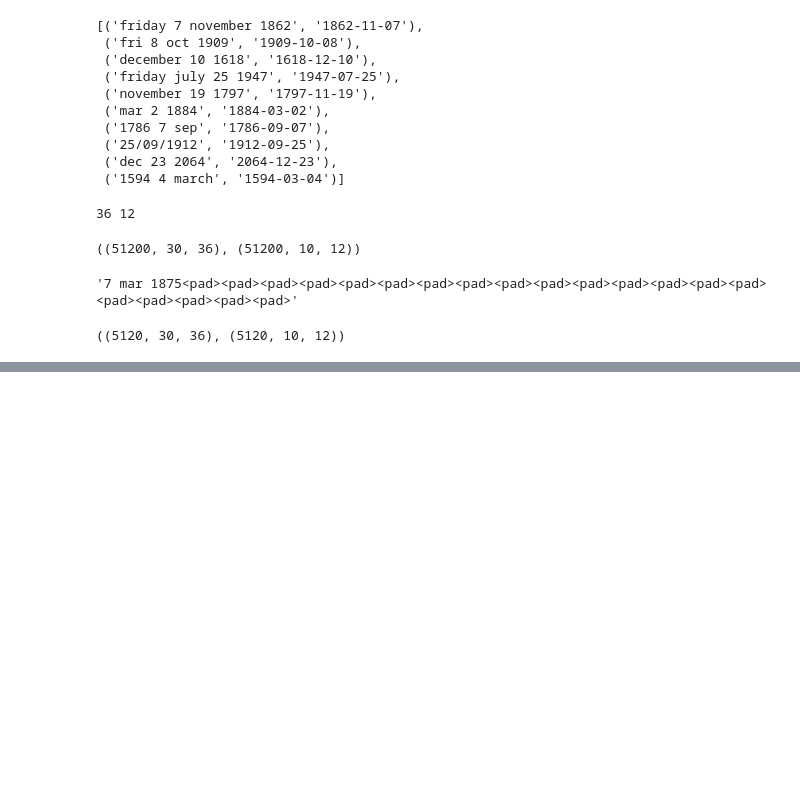
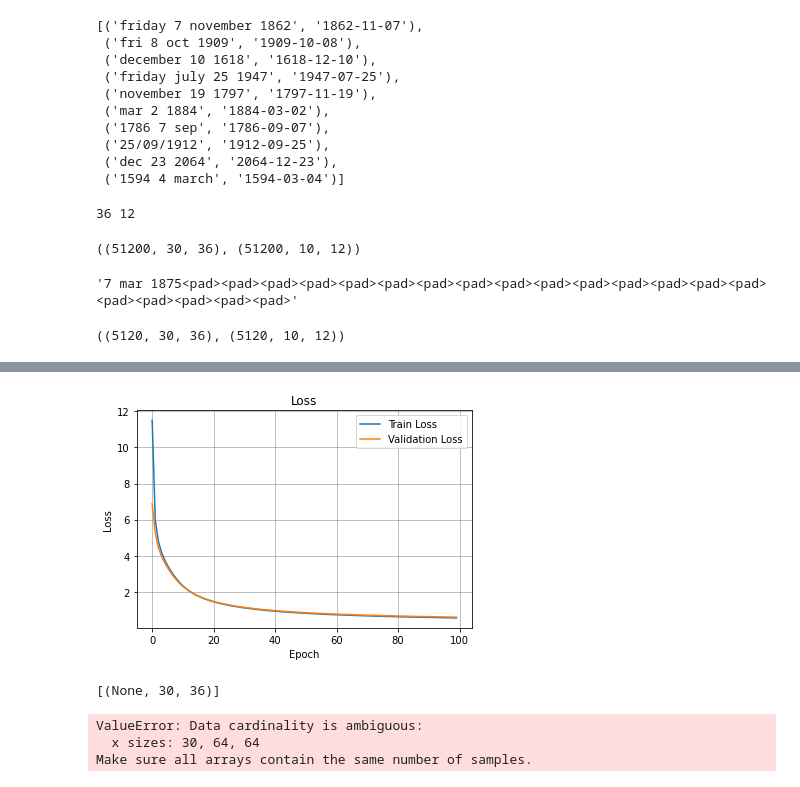
Before and after one commit to machingclee/text-classification-trial, a Jupyter notebook: date-classification.ipynb, the cells around one changed output, grey strips where cells are left out. Saved outputs shown, nothing was run; the diff lists cells and outputs as text; code cells hidden in the pictures; blank space fills up the shorter version.

```diff
--- a/date-classification.ipynb
+++ b/date-classification.ipynb
@@ -279,15 +283,32 @@ Epoch 53/100
+# %%
+%matplotlib inline
+import matplotlib.pyplot as plt
+epoch_list = history.epoch
+plt.plot(epoch_list, history.history['loss'], label='Train Loss')
+plt.plot(epoch_list, history.history['val_loss'], label='Validation Loss')
+plt.ylabel('Loss');plt.xlabel('Epoch');plt.title('Loss')
+plt.legend(loc="best");plt.grid(color='gray', linestyle='-', linewidth=0.5)
+# %% [output]
+[figure, added]
 # %%
-model.load_weights('attention_weights.h5')
+model = load_model(MODEL_OUTPUT_PATH)
+print(model.layers[0].input_shape)
+s0 = np.zeros((n_s,))
+c0 = np.zeros((n_s,))
 def getTranslation(date,model):
-  date = date.lower().replace(',','')
-  source = np.array(string_to_ohe(date, Tx, human_vocab)[0])
-  source = np.expand_dims(source,axis=0)
-  prediction = np.array(model.predict([source, s0, c0]))
-  prediction = np.squeeze(prediction.swapaxes(0,1))
-  return output_to_date(prediction,machine_vocab)
+    date = date.lower().replace(',','')
+    source = np.array(string_to_ohe(date, Tx, human_vocab)[0])
+    prediction = np.array(model.predict([source,s0[],c0]))
+    prediction = np.squeeze(prediction.swapaxes(0,1))
+    return output_to_date(prediction,machine_vocab)
 
 EXAMPLES = ['3 May 1979', '5 April 09', '21th of August 2016', 'Tue 10 Jul 2007', 'Saturday May 9 2018', 'March 3 2001', 'March 3rd 2001',
             '1 March 2001','jun 10 2017','11/07/2002']
 
 for example in EXAMPLES:
     print(f"{example} -> {getTranslation(example,model)}")
+# %% [output]
+[(None, 30, 36)]
+ValueError: Data cardinality is ambiguous:
+  x sizes: 30, 64, 64
+Make sure all arrays contain the same number of samples.
```
Also changed, not shown: parts of 4 cells of this notebook, 1 other file.
